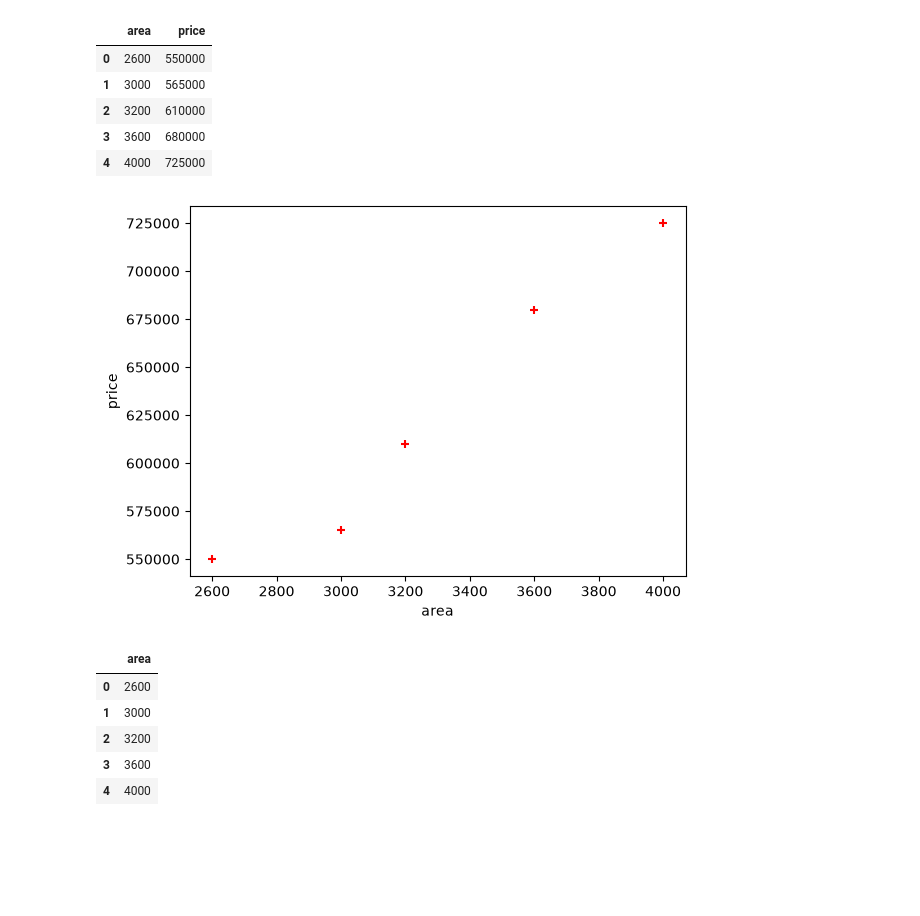
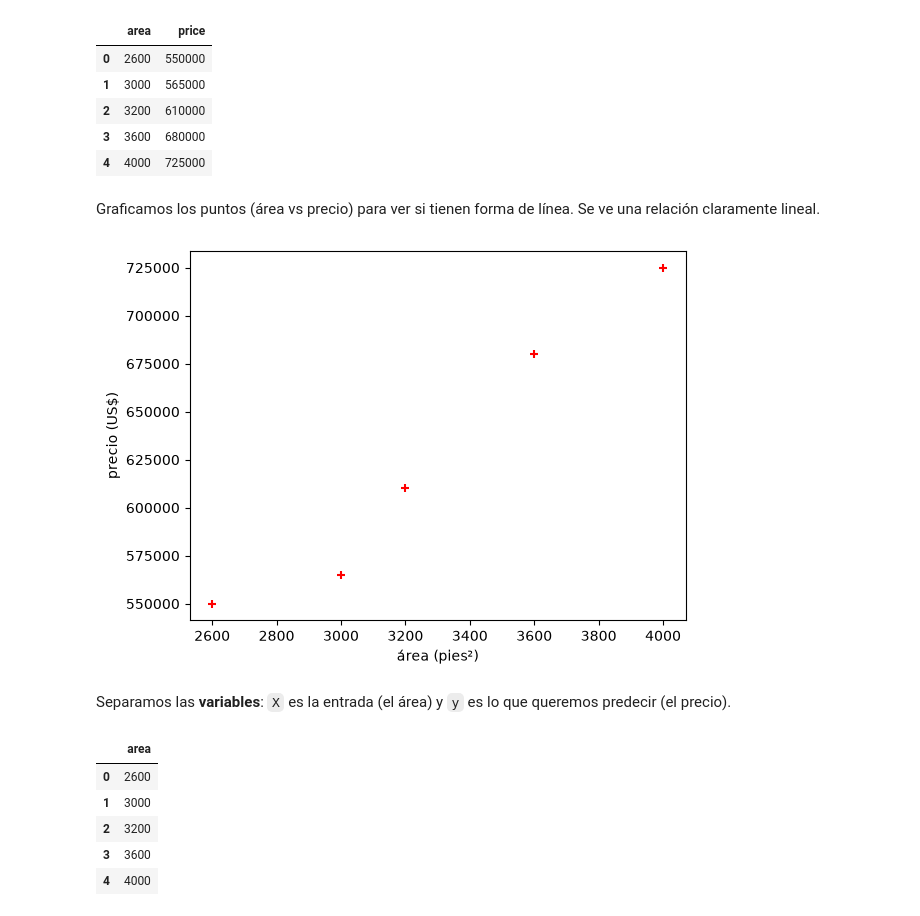
Before and after one commit to luiscorrea4041-ux/practicas-ia-cdac, a Jupyter notebook: 01_Regresion_Lineal.ipynb, the cells around one changed output. Drawn from its saved outputs; the diff is of its cells as text; code cells hidden in the pictures; blank space fills up the shorter version.

```diff
--- a/01_Regresion_Lineal.ipynb
+++ b/01_Regresion_Lineal.ipynb
@@ -23,11 +34,15 @@ df
 | 2 | 3200 | 610000 |
 | 3 | 3600 | 680000 |
 | 4 | 4000 | 725000 |
+# %% [markdown]
+Graficamos los puntos (área vs precio) para ver si tienen forma de línea. Se ve una relación claramente lineal.
 # %%
-plt.xlabel('area')
-plt.ylabel('price')
-plt.scatter(df.area,df.price,color='red',marker='+')
+plt.xlabel('área (pies²)')
+plt.ylabel('precio (US$)')
+plt.scatter(df.area, df.price, color='red', marker='+')
 plt.show()
 # %% [output]
-[figure, old version]
+[figure, new version]
+# %% [markdown]
+Separamos las **variables**: `X` es la entrada (el área) y `y` es lo que queremos predecir (el precio).
 # %%
```
Also changed, not shown: parts of 45 cells of this notebook, 9 other files.
